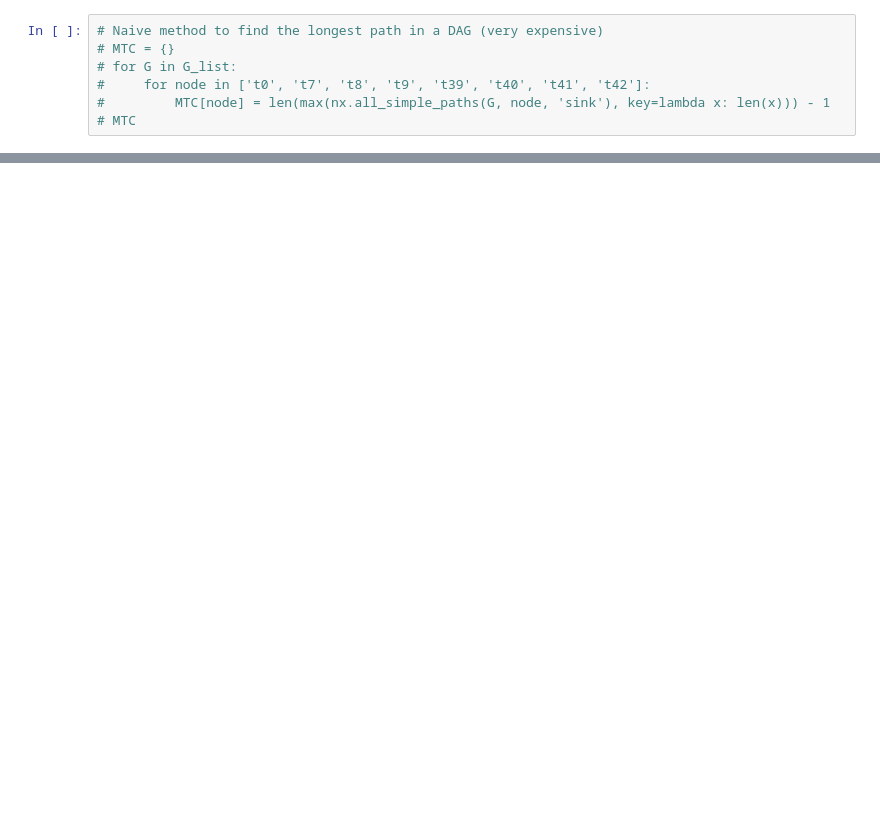
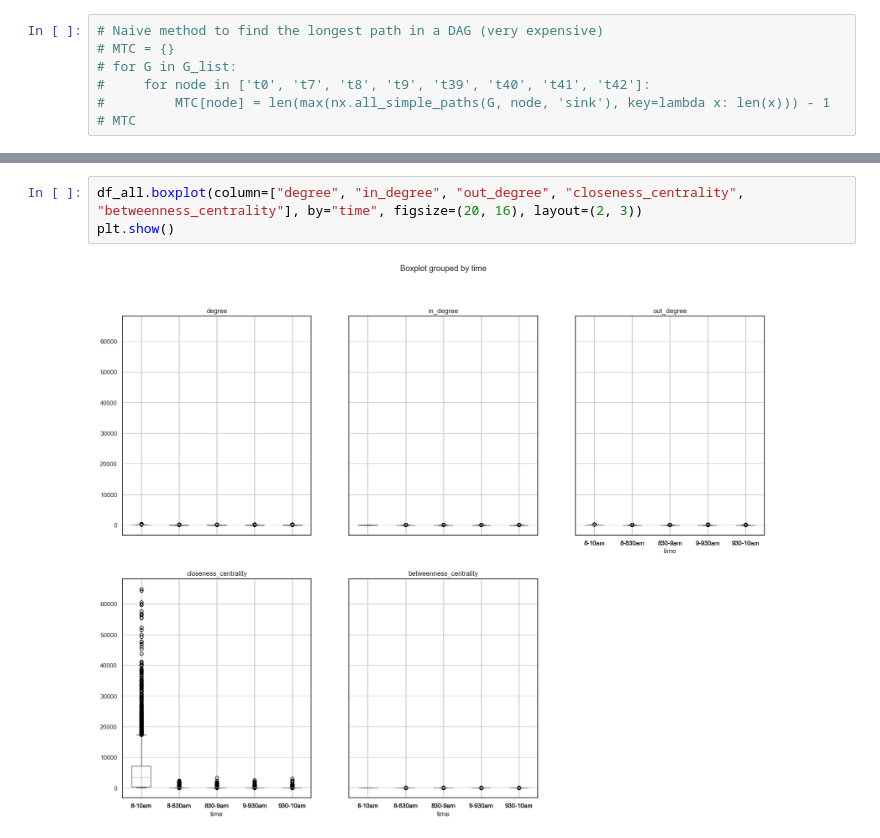
Before and after one commit to TIVV424/SPMoD, a Jupyter notebook: code_2024/benchmark/work_place.ipynb, the cells around one changed output, grey strips where cells are left out. Drawn from its saved outputs; the diff is of its cells as text; blank space fills up the shorter version.

```diff
--- a/code_2024/benchmark/work_place.ipynb
+++ b/code_2024/benchmark/work_place.ipynb
@@ -215,0 +190,5 @@ df_all_new = pd.concat(df_list, axis=0)
+# %%
+df_all.boxplot(column=["degree", "in_degree", "out_degree", "closeness_centrality", "betweenness_centrality"], by="time", figsize=(20, 16), layout=(2, 3))
+plt.show()
+# %% [output]
+[figure, added]
```
Also changed, not shown: parts of 19 cells of this notebook, 6 other files.
